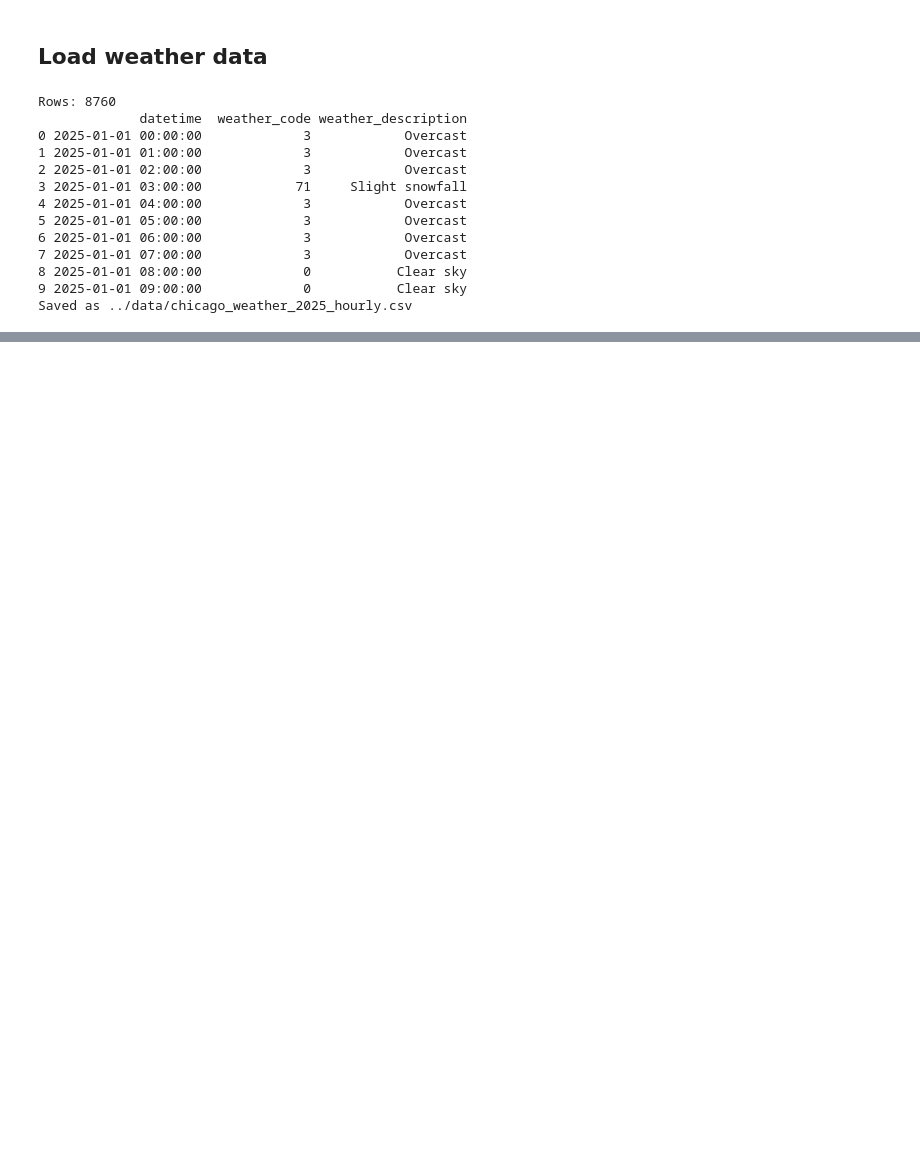
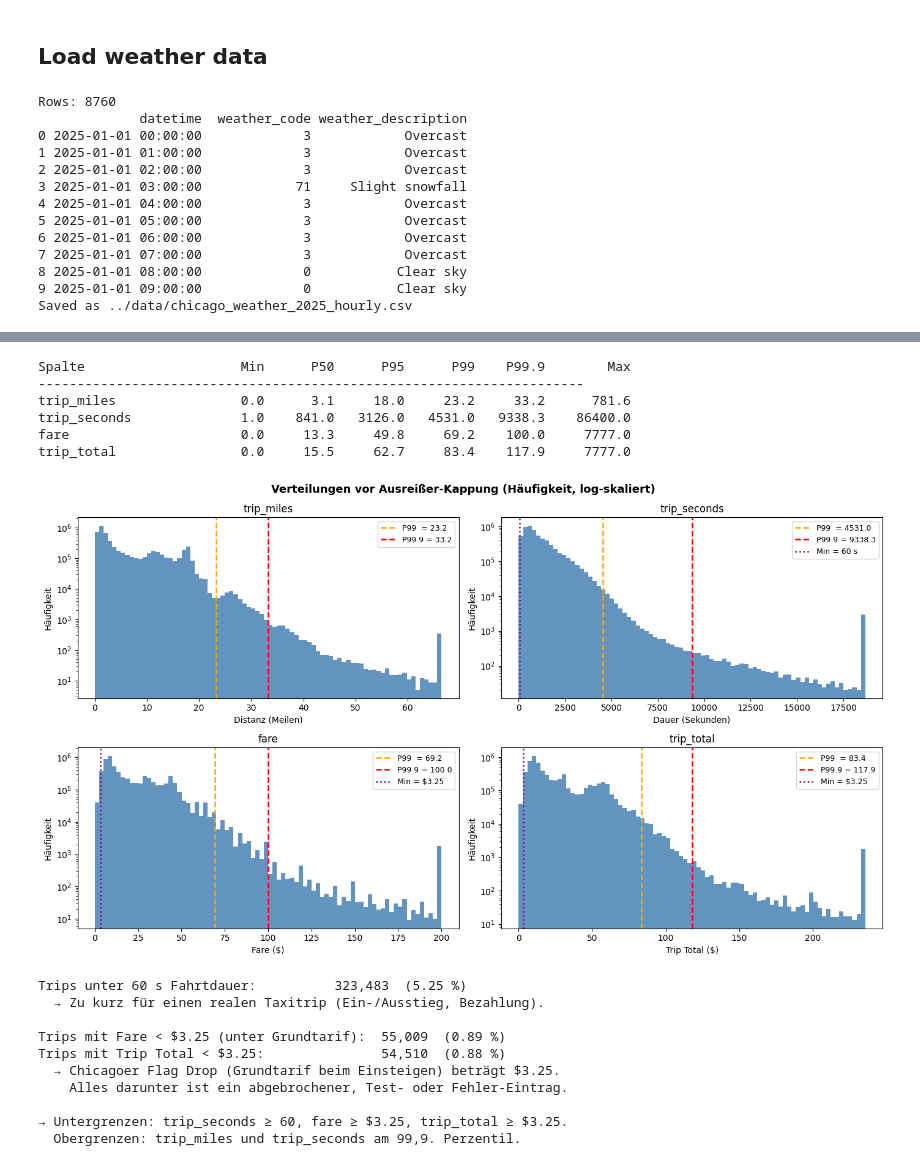
Before and after one commit to nbringew/AAA_Team_1, a Jupyter notebook: notebooks/00_data_loading.ipynb, the cells around one changed output, grey strips where cells are left out. Cells and saved outputs as stored; diff of their text form; code cells hidden in the pictures; blank space fills up the shorter version.

```diff
--- a/notebooks/00_data_loading.ipynb
+++ b/notebooks/00_data_loading.ipynb
@@ -311,0 +729,74 @@ Gespeichert: ../data/chicago_taxi_2025_clean.parquet
+# %%
+# Chicagoer Taxi-Grundtarif (Flag Drop): $3.25 – jeder Fare/Trip-Total darunter ist ungültig
+MIN_FARE = 3.25
+MIN_SECONDS = 60
+
+fig, axes = plt.subplots(2, 2, figsize=(14, 8))
+fig.suptitle("Verteilungen vor Ausreißer-Kappung (Häufigkeit, log-skaliert)", fontsize=13, fontweight='bold')
+
+metrics = [
+    ('trip_miles',   'Distanz (Meilen)',  axes[0, 0]),
+    ('trip_seconds', 'Dauer (Sekunden)',  axes[0, 1]),
+    ('fare',         'Fare ($)',          axes[1, 0]),
+    ('trip_total',   'Trip Total ($)',    axes[1, 1]),
+]
+
+print(f"{'Spalte':<20} {'Min':>8} {'P50':>8} {'P95':>8} {'P99':>8} {'P99.9':>8} {'Max':>10}")
+print("-" * 70)
+
+for col, label, ax in metrics:
+    data = df[col][df[col] > 0]
+    p95, p99, p999 = data.quantile([0.95, 0.99, 0.999])
+
+    print(f"{col:<20} {data.min():>8.1f} {data.median():>8.1f} {p95:>8.1f} {p99:>8.1f} {p999:>8.1f} {data.max():>10.1f}")
+
+    clip_max = p999 * 2
+    ax.hist(data.clip(upper=clip_max), bins=80, color='steelblue', edgecolor='none', alpha=0.85)
+    ax.axvline(p99,  color='orange', linewidth=1.8, linestyle='--', label=f'P99  = {p99:.1f}')
+    ax.axvline(p999, color='red',    linewidth=1.8, linestyle='--', label=f'P99.9 = {p999:.1f}')
+
+    if col == 'trip_seconds':
+        ax.axvline(MIN_SECONDS, color='purple', linewidth=1.8, linestyle=':', label=f'Min = {MIN_SECONDS} s')
+    elif col in ('fare', 'trip_total'):
+        ax.axvline(MIN_FARE, color='purple', linewidth=1.8, linestyle=':', label=f'Min = ${MIN_FARE}')
+
+    ax.set_xlabel(label)
+    ax.set_ylabel('Häufigkeit')
+    ax.set_yscale('log')
+    ax.legend(fontsize=9)
+    ax.set_title(col)
+
+plt.tight_layout()
+plt.show()
+
+# Untergrenzen-Checks
+under_60s   = (df['trip_seconds'] < MIN_SECONDS).sum()
+under_fare  = (df['fare']         < MIN_FARE).sum()
+under_total = (df['trip_total']   < MIN_FARE).sum()
+
+print(f"\nTrips unter {MIN_SECONDS} s Fahrtdauer:          {under_60s:,}  ({under_60s/len(df)*100:.2f} %)")
+print(f"  → Zu kurz für einen realen Taxitrip (Ein-/Ausstieg, Bezahlung).")
+print(f"\nTrips mit Fare < ${MIN_FARE} (unter Grundtarif):  {under_fare:,}  ({under_fare/len(df)*100:.2f} %)")
+print(f"Trips mit Trip Total < ${MIN_FARE}:               {under_total:,}  ({under_total/len(df)*100:.2f} %)")
+print(f"  → Chicagoer Flag Drop (Grundtarif beim Einsteigen) beträgt $3.25.")
+print(f"    Alles darunter ist ein abgebrochener, Test- oder Fehler-Eintrag.")
+print(f"\n→ Untergrenzen: trip_seconds ≥ {MIN_SECONDS}, fare ≥ ${MIN_FARE}, trip_total ≥ ${MIN_FARE}.")
+print(f"  Obergrenzen: trip_miles und trip_seconds am 99,9. Perzentil.")
+# %% [output]
+Spalte                    Min      P50      P95      P99    P99.9        Max
+----------------------------------------------------------------------
+trip_miles                0.0      3.1     18.0     23.2     33.2      781.6
+trip_seconds              1.0    841.0   3126.0   4531.0   9338.3    86400.0
+fare                      0.0     13.3     49.8     69.2    100.0     7777.0
+trip_total                0.0     15.5     62.7     83.4    117.9     7777.0
+[figure, added]
+Trips unter 60 s Fahrtdauer:          323,483  (5.25 %)
+  → Zu kurz für einen realen Taxitrip (Ein-/Ausstieg, Bezahlung).
+
+Trips mit Fare < $3.25 (unter Grundtarif):  55,009  (0.89 %)
+Trips mit Trip Total < $3.25:               54,510  (0.88 %)
+  → Chicagoer Flag Drop (Grundtarif beim Einsteigen) beträgt $3.25.
+    Alles darunter ist ein abgebrochener, Test- oder Fehler-Eintrag.
+
+→ Untergrenzen: trip_seconds ≥ 60, fare ≥ $3.25, trip_total ≥ $3.25.
+  Obergrenzen: trip_miles und trip_seconds am 99,9. Perzentil.
```
Also changed, not shown: parts of 22 cells of this notebook, 2 other files.
